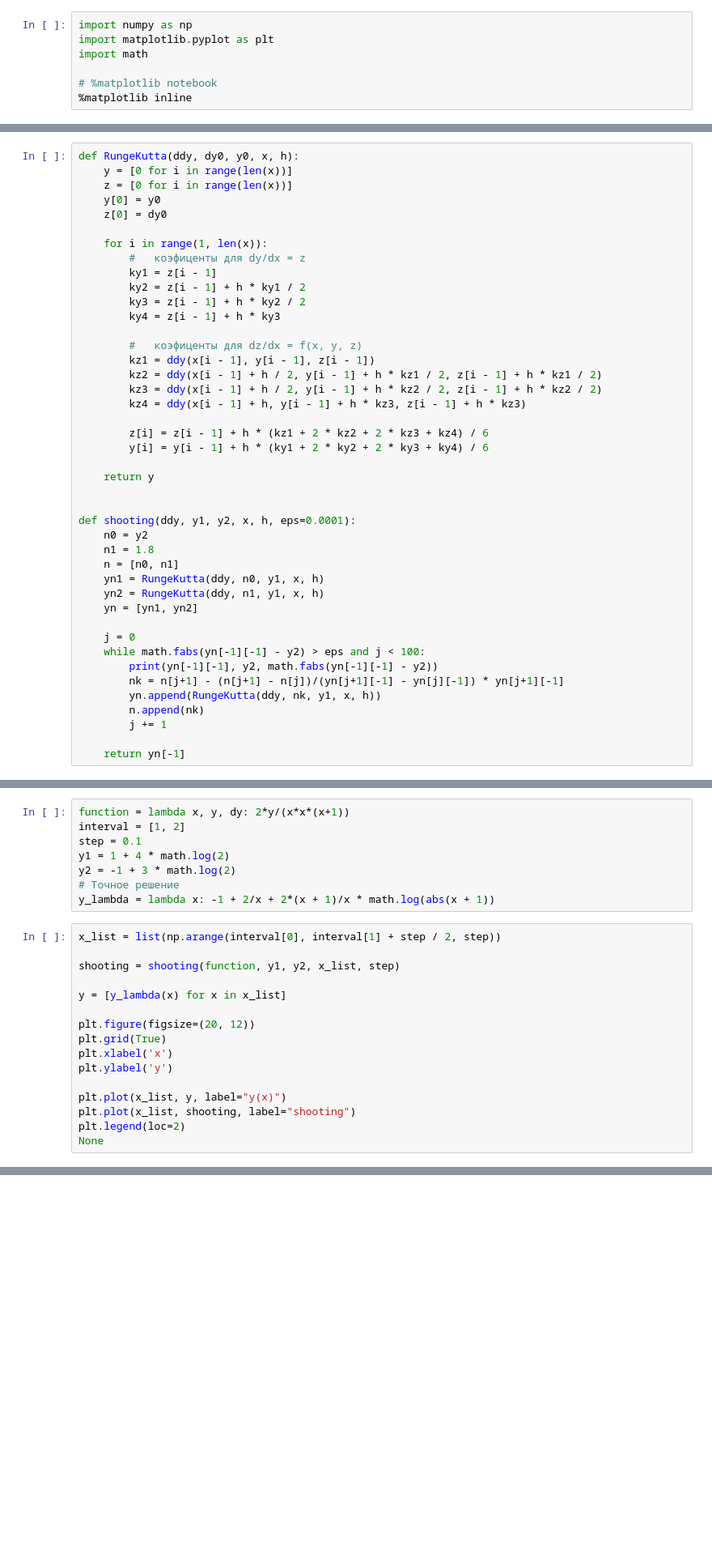
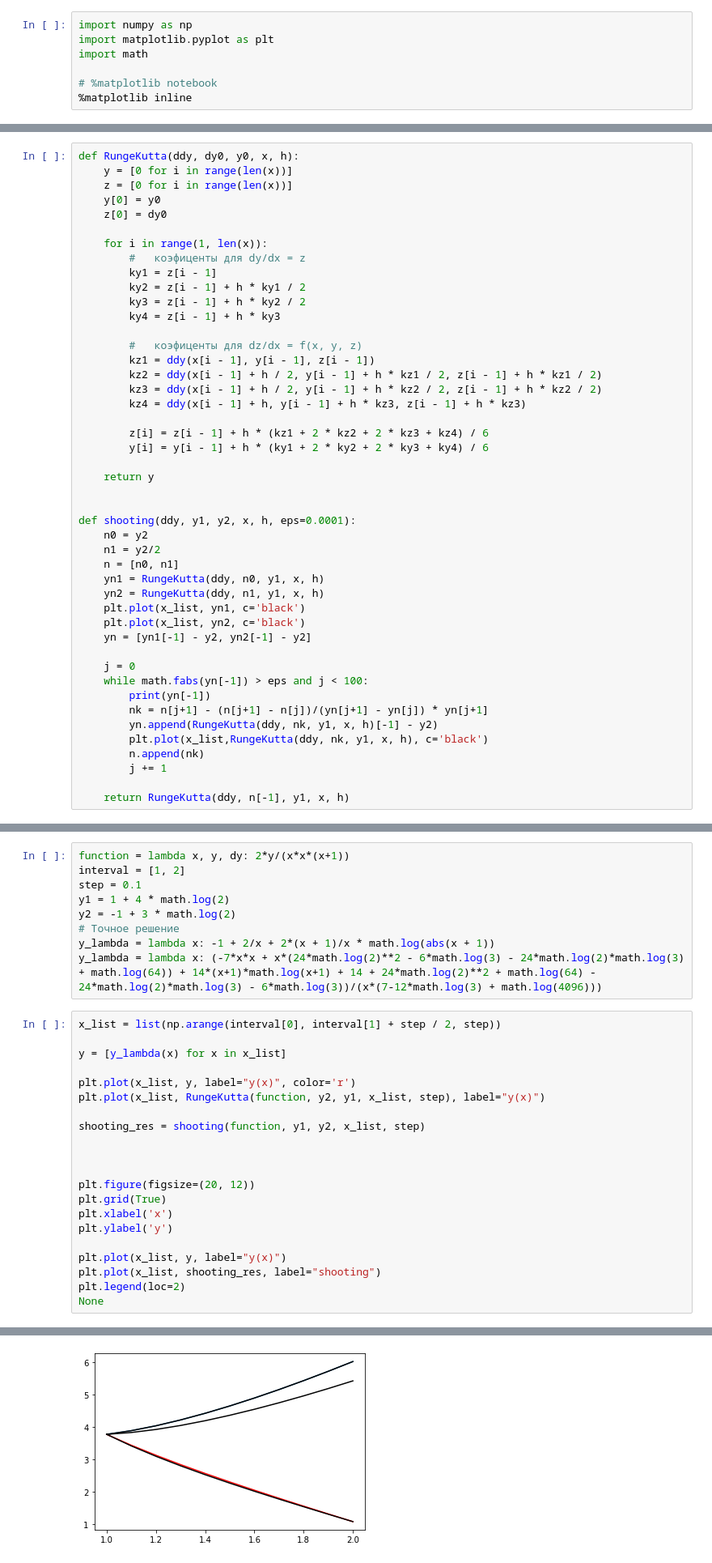
Before and after one commit to egordionok/NumericalMethods, a Jupyter notebook: Lab4/Lab4.2.ipynb, the cells around one changed output, grey strips where cells are left out. Shown at 81% size. Cells and saved outputs as stored; diff of their text form; blank space fills up the shorter version.

```diff
--- a/Lab4/Lab4.2.ipynb
+++ b/Lab4/Lab4.2.ipynb
@@ -33,18 +35,21 @@ def RungeKutta(ddy, dy0, y0, x, h):
 
 def shooting(ddy, y1, y2, x, h, eps=0.0001):
     n0 = y2
-    n1 = 1.8
+    n1 = y2/2
     n = [n0, n1]
     yn1 = RungeKutta(ddy, n0, y1, x, h)
     yn2 = RungeKutta(ddy, n1, y1, x, h)
-    yn = [yn1, yn2]
+    plt.plot(x_list, yn1, c='black')
+    plt.plot(x_list, yn2, c='black')
+    yn = [yn1[-1] - y2, yn2[-1] - y2]
 
     j = 0
-    while math.fabs(yn[-1][-1] - y2) > eps and j < 100:
-        print(yn[-1][-1], y2, math.fabs(yn[-1][-1] - y2))
-        nk = n[j+1] - (n[j+1] - n[j])/(yn[j+1][-1] - yn[j][-1]) * yn[j+1][-1]
-        yn.append(RungeKutta(ddy, nk, y1, x, h))
+    while math.fabs(yn[-1]) > eps and j < 100:
+        print(yn[-1])
+        nk = n[j+1] - (n[j+1] - n[j])/(yn[j+1] - yn[j]) * yn[j+1]
+        yn.append(RungeKutta(ddy, nk, y1, x, h)[-1] - y2)
+        plt.plot(x_list,RungeKutta(ddy, nk, y1, x, h), c='black')
         n.append(nk)
         j += 1
 
-    return yn[-1]
+    return RungeKutta(ddy, n[-1], y1, x, h)
@@ -64,12 +61,18 @@ y1 = 1 + 4 * math.log(2)
 y2 = -1 + 3 * math.log(2)
 # Точное решение
 y_lambda = lambda x: -1 + 2/x + 2*(x + 1)/x * math.log(abs(x + 1))
+y_lambda = lambda x: (-7*x*x + x*(24*math.log(2)**2 - 6*math.log(3) - 24*math.log(2)*math.log(3) + math.log(64)) + 14*(x+1)*math.log(x+1) + 14 + 24*math.log(2)**2 + math.log(64) - 24*math.log(2)*math.log(3) - 6*math.log(3))/(x*(7-12*math.log(3) + math.log(4096)))
 # %%
 x_list = list(np.arange(interval[0], interval[1] + step / 2, step))
 
-shooting = shooting(function, y1, y2, x_list, step)
+y = [y_lambda(x) for x in x_list]
 
-y = [y_lambda(x) for x in x_list]
+plt.plot(x_list, y, label="y(x)", color='r')
+plt.plot(x_list, RungeKutta(function, y2, y1, x_list, step), label="y(x)")
+
+shooting_res = shooting(function, y1, y2, x_list, step)
+
+
 
 plt.figure(figsize=(20, 12))
 plt.grid(True)
@@ -77,7 +80,7 @@ plt.xlabel('x')
 plt.ylabel('y')
 
 plt.plot(x_list, y, label="y(x)")
-plt.plot(x_list, shooting, label="shooting")
+plt.plot(x_list, shooting_res, label="shooting")
 plt.legend(loc=2)
 None
 # %% [output]
@@ -84,0 +88 @@ TypeError: 'list' object is not callable
+[figure, added]
```
Also changed, not shown: parts of 13 cells of this notebook, 2 other files.
